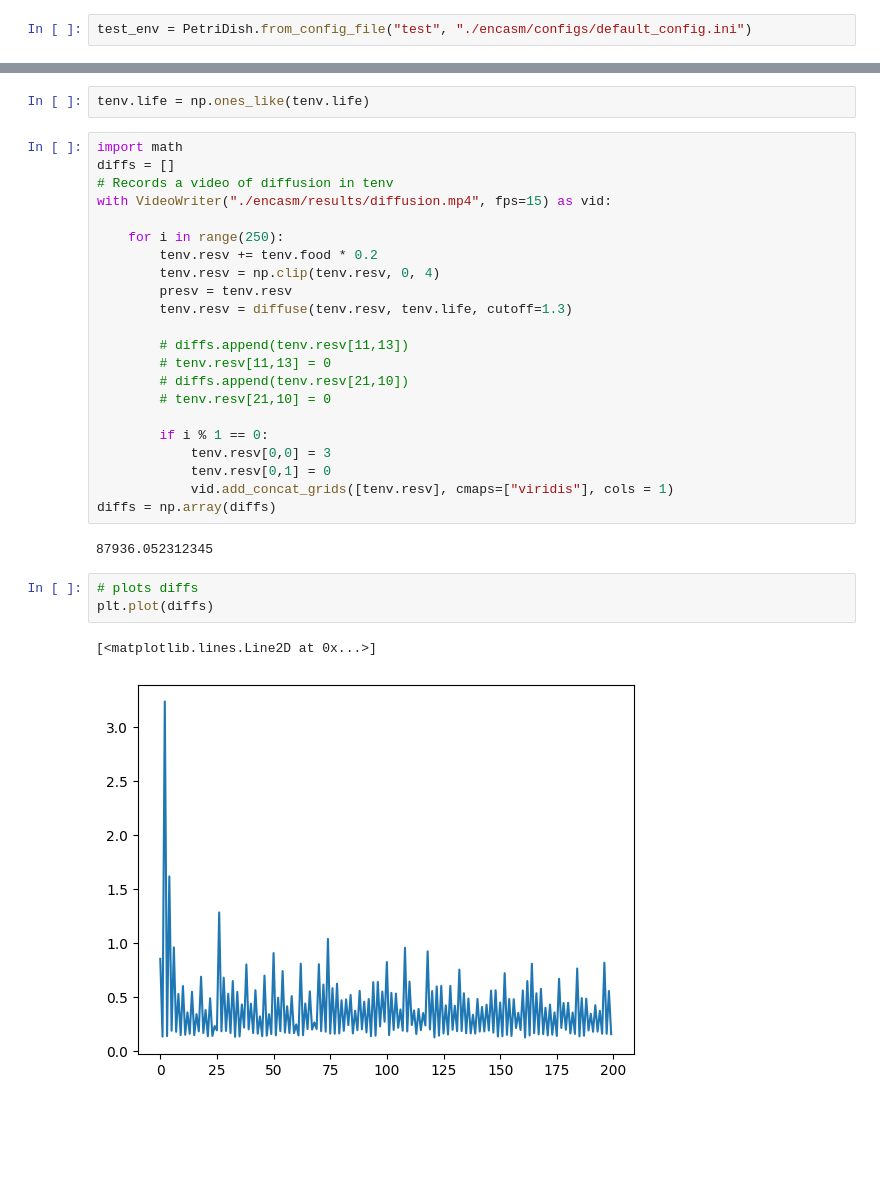
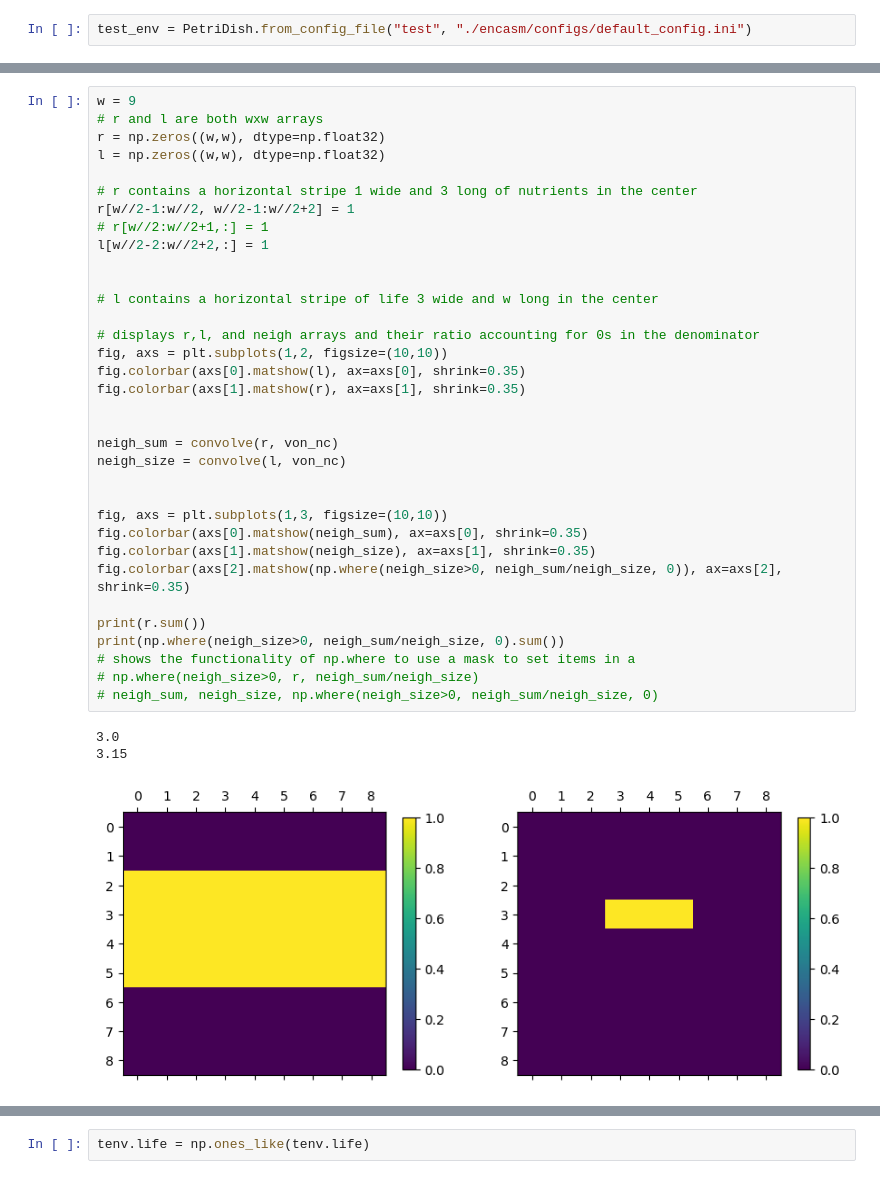
Before and after one commit to abarbieu/slime_mold_nca, a Jupyter notebook: playground.ipynb, the cells around one changed output, grey strips where cells are left out. Saved outputs shown, nothing was run; the diff lists cells and outputs as text; blank space fills up the shorter version.

```diff
--- a/playground.ipynb
+++ b/playground.ipynb
@@ -113,0 +233,38 @@ tenv.resv.sum()
+# %%
+w = 9
+# r and l are both wxw arrays
+r = np.zeros((w,w), dtype=np.float32)
+l = np.zeros((w,w), dtype=np.float32)
+
+# r contains a horizontal stripe 1 wide and 3 long of nutrients in the center
+r[w//2-1:w//2, w//2-1:w//2+2] = 1
+# r[w//2:w//2+1,:] = 1
+l[w//2-2:w//2+2,:] = 1
+
+
+# l contains a horizontal stripe of life 3 wide and w long in the center
+
+# displays r,l, and neigh arrays and their ratio accounting for 0s in the denominator
+fig, axs = plt.subplots(1,2, figsize=(10,10))
+fig.colorbar(axs[0].matshow(l), ax=axs[0], shrink=0.35)
+fig.colorbar(axs[1].matshow(r), ax=axs[1], shrink=0.35)
+
+
+neigh_sum = convolve(r, von_nc)
+neigh_size = convolve(l, von_nc)
+
+
+fig, axs = plt.subplots(1,3, figsize=(10,10))
+fig.colorbar(axs[0].matshow(neigh_sum), ax=axs[0], shrink=0.35)
+fig.colorbar(axs[1].matshow(neigh_size), ax=axs[1], shrink=0.35)
+fig.colorbar(axs[2].matshow(np.where(neigh_size>0, neigh_sum/neigh_size, 0)), ax=axs[2], shrink=0.35)
+
+print(r.sum())
+print(np.where(neigh_size>0, neigh_sum/neigh_size, 0).sum())
+# shows the functionality of np.where to use a mask to set items in a
+# np.where(neigh_size>0, r, neigh_sum/neigh_size)
+# neigh_sum, neigh_size, np.where(neigh_size>0, neigh_sum/neigh_size, 0)
+# %% [output]
+3.0
+3.15
+[figure, added]
@@ -114,32 +272,2 @@ tenv.resv.sum()
 # %%
 tenv.life = np.ones_like(tenv.life)
-# %%
-import math
-diffs = []
-# Records a video of diffusion in tenv
-with VideoWriter("./encasm/results/diffusion.mp4", fps=15) as vid:
-
-    for i in range(250):
-        tenv.resv += tenv.food * 0.2
-        tenv.resv = np.clip(tenv.resv, 0, 4)
-        presv = tenv.resv
-        tenv.resv = diffuse(tenv.resv, tenv.life, cutoff=1.3)
-
-        # diffs.append(tenv.resv[11,13])
-        # tenv.resv[11,13] = 0
-        # diffs.append(tenv.resv[21,10])
-        # tenv.resv[21,10] = 0
-
-        if i % 1 == 0:
-            tenv.resv[0,0] = 3
-            tenv.resv[0,1] = 0
-            vid.add_concat_grids([tenv.resv], cmaps=["viridis"], cols = 1)
-diffs = np.array(diffs)
-# %% [output]
-87936.052312345
-# %%
-# plots diffs
-plt.plot(diffs)
-# %% [output]
-[<matplotlib.lines.Line2D at 0x...>]
-[figure, removed]
```
Also changed, not shown: parts of 18 cells of this notebook, 6 other files.
